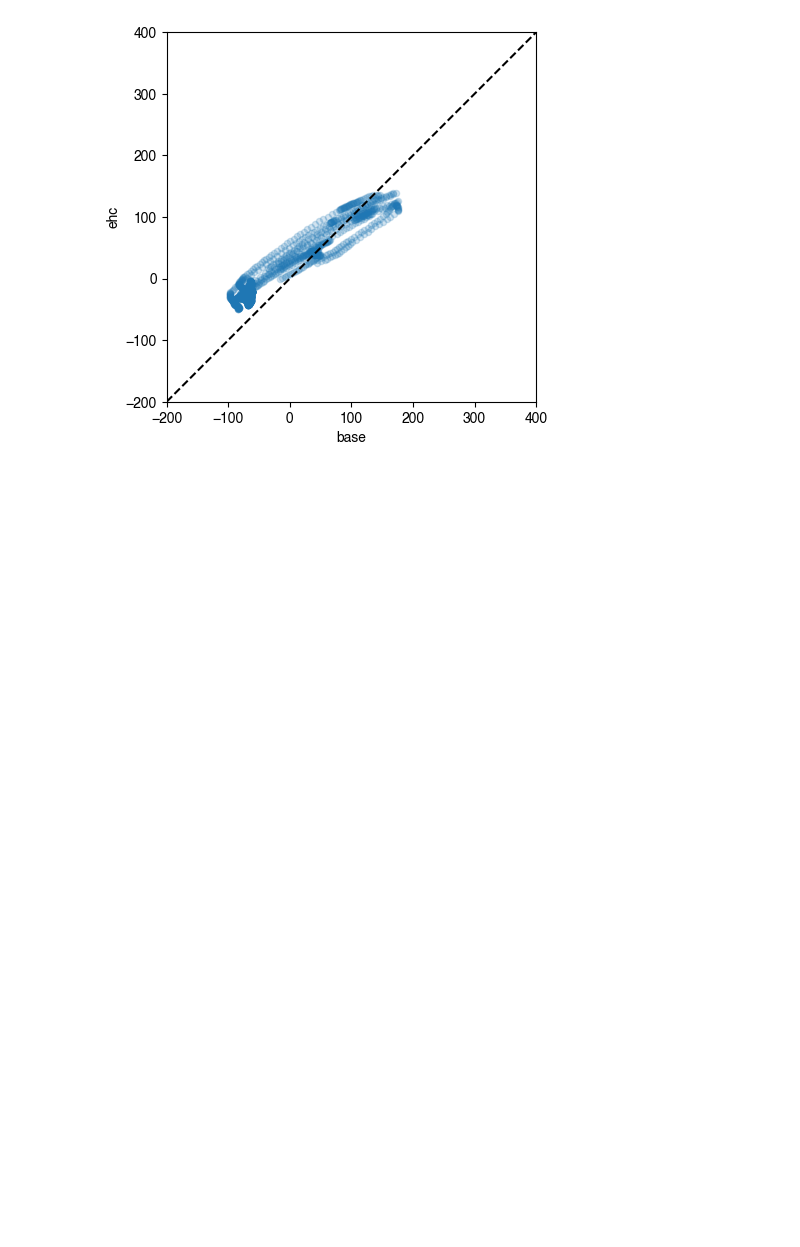
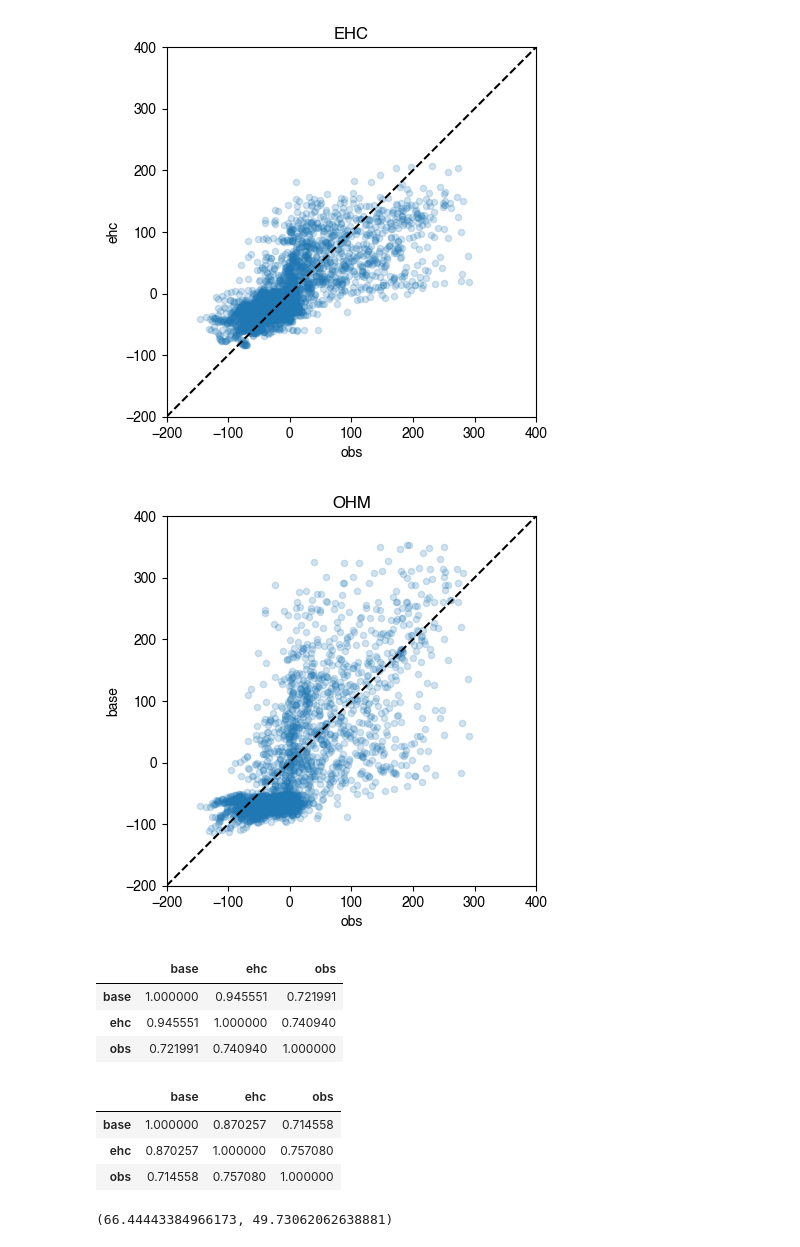
Before and after one commit to gusbacos/SUEWS_DB_Typology_test, a Jupyter notebook: code/test-saave.ipynb, the cells around one changed output. Saved outputs shown, nothing was run; the diff lists cells and outputs as text; code cells hidden in the pictures; blank space fills up the shorter version.

```diff
--- a/code/test-saave.ipynb
+++ b/code/test-saave.ipynb
@@ -67,12 +121,38 @@ df_comp.loc[1, "SUEWS"].QS.iloc[288 * 14 : 288 * 20].plot()
 # %%
-ax = (
-    df_comp.loc[1, "SUEWS"]
-    .QS.iloc[288 * 14 : 288 * 20]
-    .plot.scatter(x="base", y="ehc", alpha=0.2, style="..")
-)
+ax = df_comp_qs.plot.scatter(x="obs", y="ehc", alpha=0.2, style="..", title="EHC")
 _ = ax.set_aspect("equal", "box")
 _ = ax.set_xlim(-200, 400)
 _ = ax.set_ylim(-200, 400)
 _ = ax.plot([-200, 400], [-200, 400], "k--")
 # %% [output]
-[figure, old version]
+[figure, new version]
+# %%
+ax = df_comp_qs.plot.scatter(x="obs", y="base", alpha=0.2, style="..", title="OHM")
+_ = ax.set_aspect("equal", "box")
+_ = ax.set_xlim(-200, 400)
+_ = ax.set_ylim(-200, 400)
+_ = ax.plot([-200, 400], [-200, 400], "k--")
+# %% [output]
+[figure, added]
+# %%
+# compare the performance of the two simulations
+df_comp_qs.corr()
+# %% [output]
+|  | base | ehc | obs |
+| base | 1.000000 | 0.945551 | 0.721991 |
+| ehc | 0.945551 | 1.000000 | 0.740940 |
+| obs | 0.721991 | 0.740940 | 1.000000 |
+# %%
+df_comp_qs.corr(method="spearman")
+# %% [output]
+|  | base | ehc | obs |
+| base | 1.000000 | 0.870257 | 0.714558 |
+| ehc | 0.870257 | 1.000000 | 0.757080 |
+| obs | 0.714558 | 0.757080 | 1.000000 |
+# %%
+# calculate RMSE for the two simulations
+rmse_base = np.sqrt(((df_comp_qs.obs - df_comp_qs.base) ** 2).mean())
+rmse_ehc = np.sqrt(((df_comp_qs.obs - df_comp_qs.ehc) ** 2).mean())
+rmse_base, rmse_ehc
+# %% [output]
+(66.44443384966173, 49.73062062638881)
```
Also changed, not shown: parts of 11 cells of this notebook, 3 other files.
